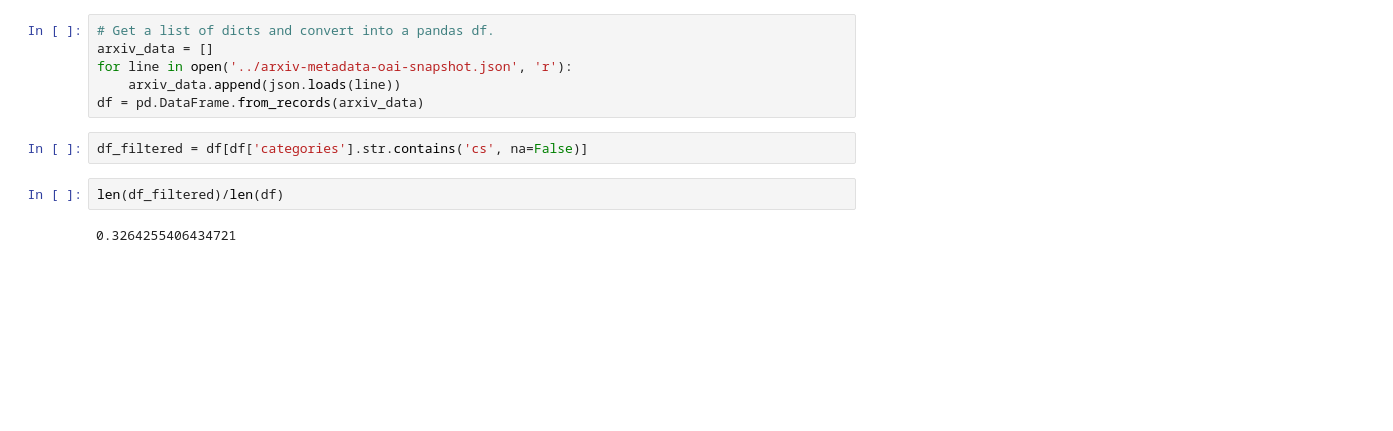
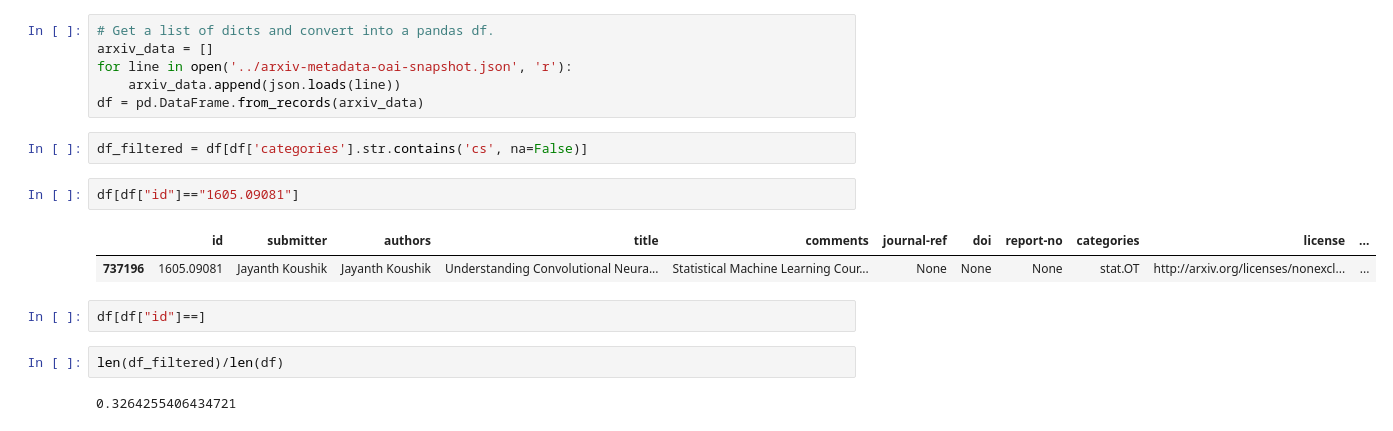
Before and after one commit to YEONDOO-swm/YEONDOO-arxiv, a Jupyter notebook: kaggle.ipynb, the cells around one changed output. Cells and saved outputs as stored; diff of their text form; blank space fills up the shorter version.

```diff
--- a/kaggle.ipynb
+++ b/kaggle.ipynb
@@ -24,6 +24,13 @@ for line in open('../arxiv-metadata-oai-snapshot.json', 'r'):
 df = pd.DataFrame.from_records(arxiv_data)
 # %%
 df_filtered = df[df['categories'].str.contains('cs', na=False)]
+# %%
+df[df["id"]=="1605.09081"]
+# %% [output]
+|  | id | submitter | authors | title | comments | journal-ref | doi | report-no | categories | license | ... |
+| 737196 | 1605.09081 | Jayanth Koushik | Jayanth Koushik | Understanding Convolutional Neura... | Statistical Machine Learning Cour... | None | None | None | stat.OT | http://arxiv.org/licenses/nonexcl... | ... |
+# %%
+df[df["id"]==]
 # %%
 len(df_filtered)/len(df)
 # %% [output]
```
Also changed, not shown: parts of 21 cells of this notebook, 2 other files.
